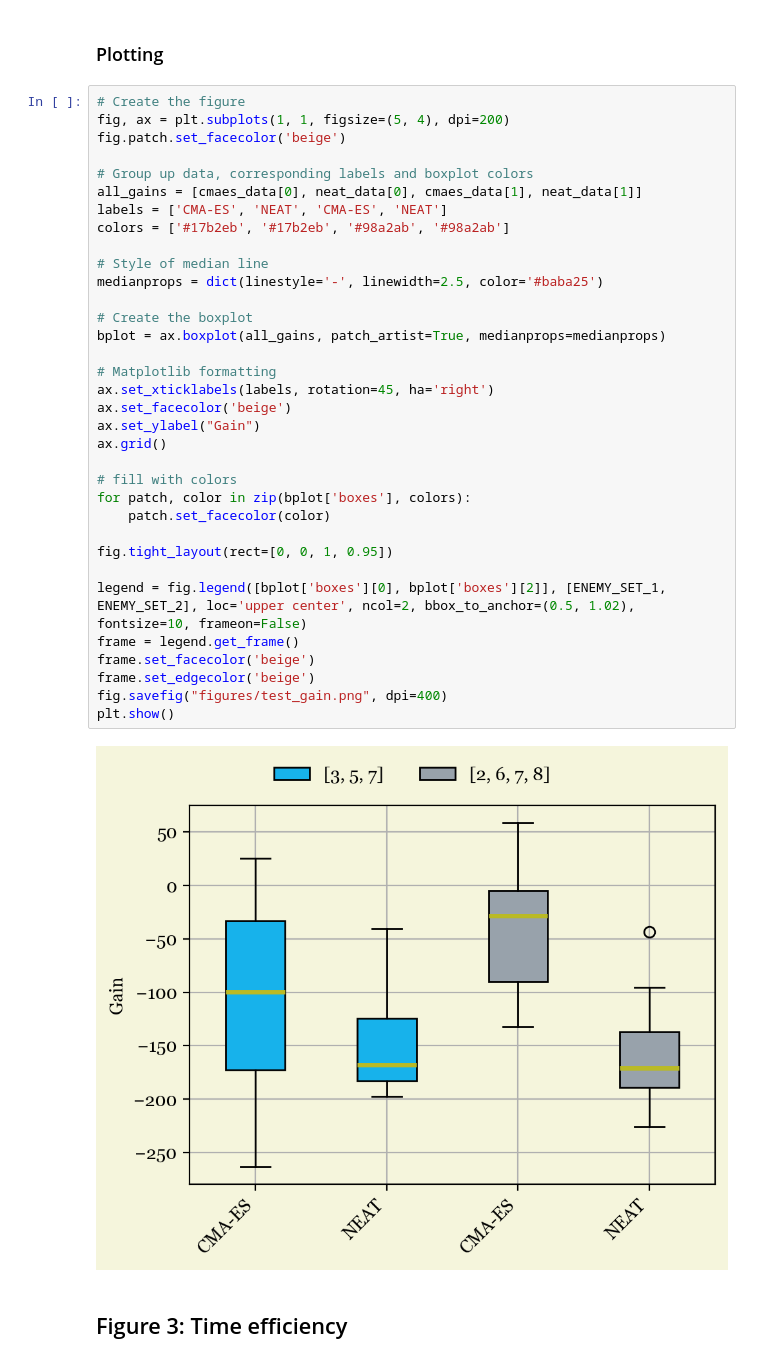
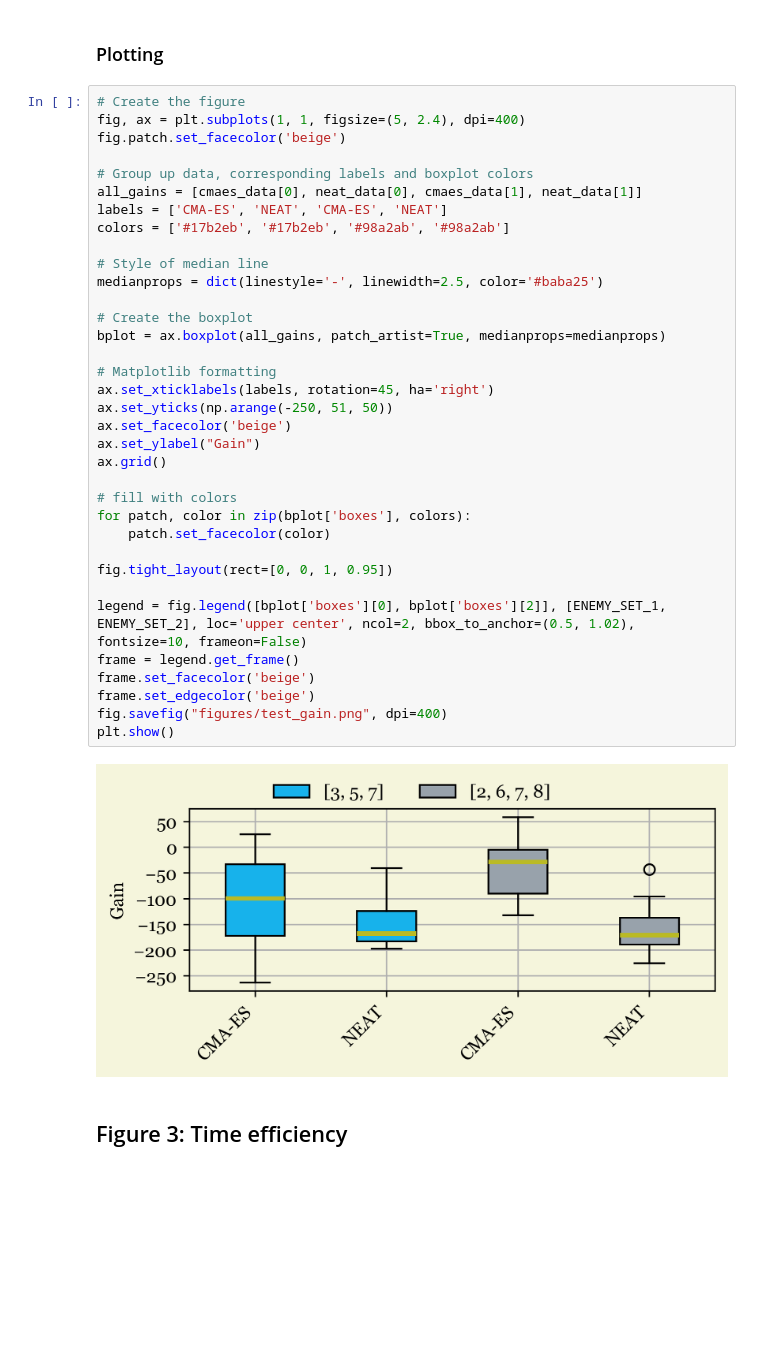
Before and after one commit to jonas4climate/evoman_ec, a Jupyter notebook: generalist_visualization.ipynb, the cells around one changed output. Drawn from its saved outputs; the diff is of its cells as text; blank space fills up the shorter version.

```diff
--- a/generalist_visualization.ipynb
+++ b/generalist_visualization.ipynb
@@ -258,40 +259,41 @@ Total gain = 58.8
 ### Plotting
 # %%
 # Create the figure
-fig, ax = plt.subplots(1, 1, figsize=(5, 4), dpi=200)
+fig, ax = plt.subplots(1, 1, figsize=(5, 2.4), dpi=400)
 fig.patch.set_facecolor('beige')
 
 # Group up data, corresponding labels and boxplot colors
 all_gains = [cmaes_data[0], neat_data[0], cmaes_data[1], neat_data[1]]
 labels = ['CMA-ES', 'NEAT', 'CMA-ES', 'NEAT']
 colors = ['#17b2eb', '#17b2eb', '#98a2ab', '#98a2ab']
 
 # Style of median line
 medianprops = dict(linestyle='-', linewidth=2.5, color='#baba25')
 
 # Create the boxplot
 bplot = ax.boxplot(all_gains, patch_artist=True, medianprops=medianprops)
 
 # Matplotlib formatting
 ax.set_xticklabels(labels, rotation=45, ha='right')
+ax.set_yticks(np.arange(-250, 51, 50))
 ax.set_facecolor('beige')
 ax.set_ylabel("Gain")
 ax.grid()
 
 # fill with colors
 for patch, color in zip(bplot['boxes'], colors):
     patch.set_facecolor(color)
 
 fig.tight_layout(rect=[0, 0, 1, 0.95])
 
 legend = fig.legend([bplot['boxes'][0], bplot['boxes'][2]], [ENEMY_SET_1, ENEMY_SET_2], loc='upper center', ncol=2, bbox_to_anchor=(0.5, 1.02), fontsize=10, frameon=False)
 frame = legend.get_frame()
 frame.set_facecolor('beige')
 frame.set_edgecolor('beige')
 fig.savefig("figures/test_gain.png", dpi=400)
 plt.show()
 # %% [output]
-[figure, old version]
+[figure, new version]
 # %% [markdown]
 ## Figure 3: Time efficiency
 # %% [markdown]
```
Also changed, not shown: parts of 4 cells of this notebook, 2 other files.
